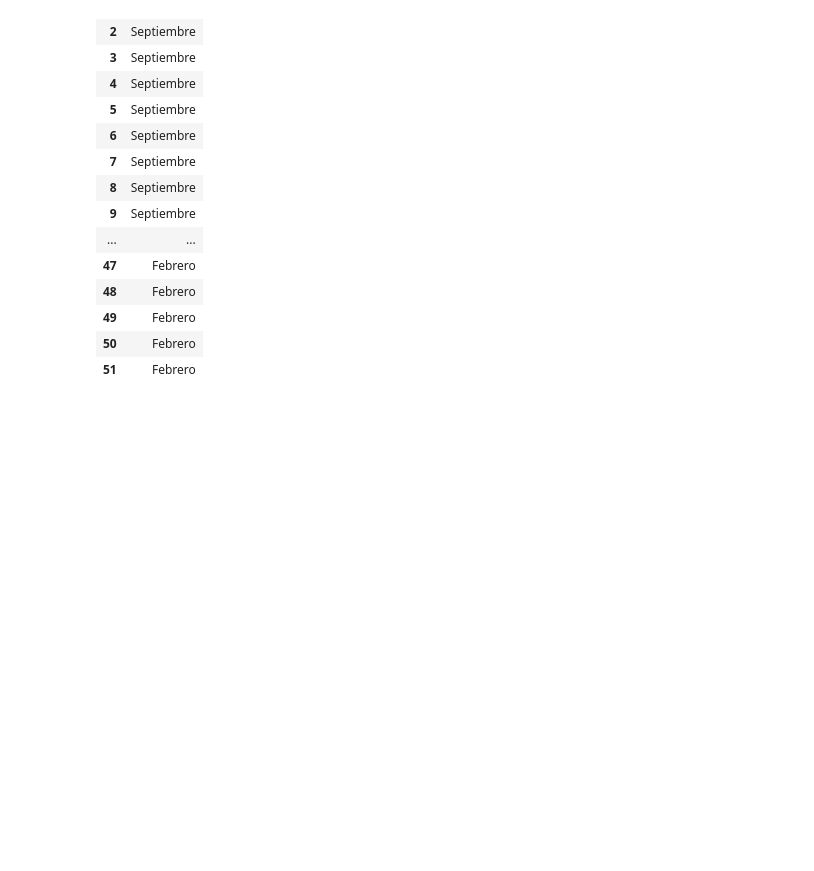
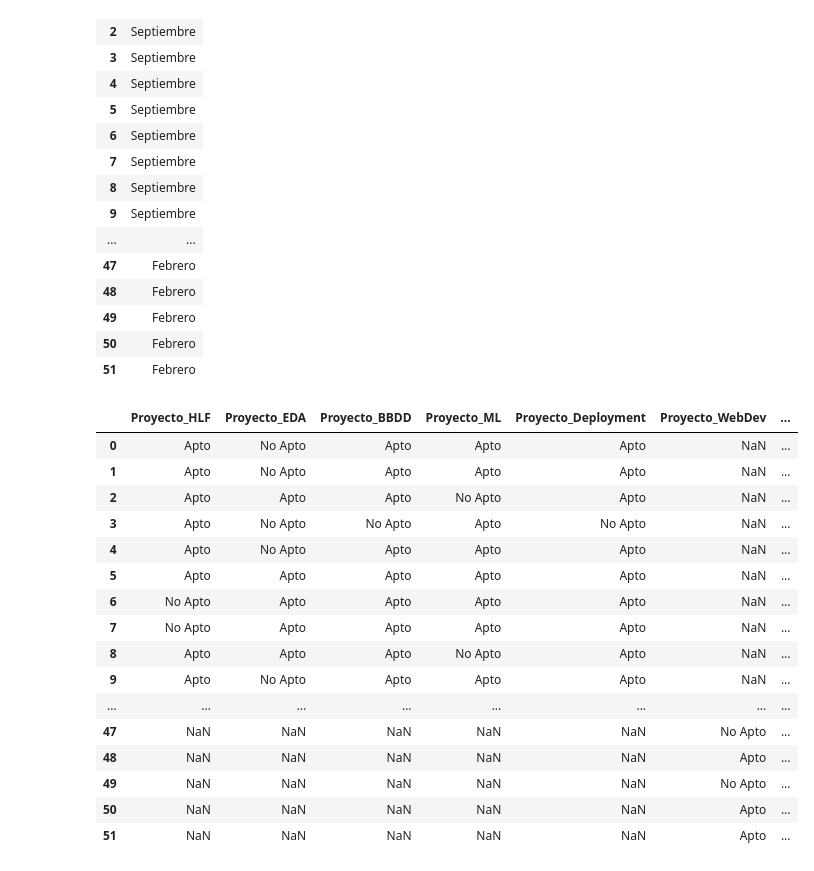
Before and after one commit to yoai13/BBDD_alumni, a Jupyter notebook: data/Proyecto_BBDD.ipynb, the cells around one changed output. Drawn from its saved outputs; the diff is of its cells as text; code cells hidden in the pictures; blank space fills up the shorter version.

```diff
--- a/data/Proyecto_BBDD.ipynb
+++ b/data/Proyecto_BBDD.ipynb
@@ -28,4 +31,5 @@ df4.columns = df4.columns.str.replace(" ", "_")  # Sustituye espacios por guione
 # %%
+#ALUMNOS
 dfalumnos1 = df1[["Nombre", "Email", "Fecha_comienzo"]]
 dfalumnos2 = df2[["Nombre", "Email", "Fecha_comienzo"]]
 dfalumnos3 = df3[["Nombre", "Email", "Fecha_comienzo"]]
@@ -36,6 +40,7 @@ dfpromocion2 = df2[["Promoción"]]
 dfpromocion3 = df3[["Promoción"]]
 dfpromocion4 = df4[["Promoción"]]
 
+
 dfalumnos1["Fecha_comienzo"] = pd.to_datetime(dfalumnos1["Fecha_comienzo"], format="%d/%m/%Y").dt.strftime("%Y-%m-%d")
 dfalumnos2["Fecha_comienzo"] = pd.to_datetime(dfalumnos2["Fecha_comienzo"], format="%d/%m/%Y").dt.strftime("%Y-%m-%d")
 dfalumnos3["Fecha_comienzo"] = pd.to_datetime(dfalumnos3["Fecha_comienzo"], format="%d/%m/%Y").dt.strftime("%Y-%m-%d")
@@ -43,6 +48,28 @@ dfalumnos4["Fecha_comienzo"] = pd.to_datetime(dfalumnos4["Fecha_comienzo"], form
 
 dfalumnos = pd.concat([dfalumnos1,dfalumnos2,dfalumnos3,dfalumnos4], ignore_index= True)
 dfpromocion = pd.concat([dfpromocion1,dfpromocion2,dfpromocion3,dfpromocion4], ignore_index= True)
+
+#NOTAS
+dfnota1= df1[["Proyecto_HLF", "Proyecto_EDA", "Proyecto_BBDD", "Proyecto_ML", "Proyecto_Deployment"]]
+dfnota2= df2[["Proyecto_HLF", "Proyecto_EDA", "Proyecto_BBDD", "Proyecto_ML", "Proyecto_Deployment"]]
+dfnota3= df3[["Proyecto_WebDev", "Proyecto_FrontEnd", "Proyecto_Backend", "Proyecto_React", "Proyecto_FullSatck"]]
+dfnota4= df4[["Proyecto_WebDev", "Proyecto_FrontEnd", "Proyecto_Backend", "Proyecto_React", "Proyecto_FullSatck"]]
+
+dfnotas = pd.concat([dfnota1,dfnota2,dfnota3,dfnota4], ignore_index= True)
+
+#MODALIDAD
+dfmodalidad = df5[["Modalidad"]]
+
+#CLAUSTRO
+dfclaustro = df5[["Nombre", "Rol"]]
+
+#CLASES
+#presencial=1
+#online= 2
+#madrid = 1
+#valencia= 2
+#sept=1
+#feb=2
 # %% [output]
 A value is trying to be set on a copy of a slice from a DataFrame.
 Try using .loc[row_indexer,col_indexer] = value instead
@@ -104,3 +131,23 @@ dfpromocion
 | 49 | Febrero |
 | 50 | Febrero |
 | 51 | Febrero |
+# %%
+dfnotas
+# %% [output]
+|  | Proyecto_HLF | Proyecto_EDA | Proyecto_BBDD | Proyecto_ML | Proyecto_Deployment | Proyecto_WebDev | ... |
+| 0 | Apto | No Apto | Apto | Apto | Apto | NaN | ... |
+| 1 | Apto | No Apto | Apto | Apto | Apto | NaN | ... |
+| 2 | Apto | Apto | Apto | No Apto | Apto | NaN | ... |
+| 3 | Apto | No Apto | No Apto | Apto | No Apto | NaN | ... |
+| 4 | Apto | No Apto | Apto | Apto | Apto | NaN | ... |
+| 5 | Apto | Apto | Apto | Apto | Apto | NaN | ... |
+| 6 | No Apto | Apto | Apto | Apto | Apto | NaN | ... |
+| 7 | No Apto | Apto | Apto | Apto | Apto | NaN | ... |
+| 8 | Apto | Apto | Apto | No Apto | Apto | NaN | ... |
+| 9 | Apto | No Apto | Apto | Apto | Apto | NaN | ... |
+| ... | ... | ... | ... | ... | ... | ... | ... |
+| 47 | NaN | NaN | NaN | NaN | NaN | No Apto | ... |
+| 48 | NaN | NaN | NaN | NaN | NaN | Apto | ... |
+| 49 | NaN | NaN | NaN | NaN | NaN | No Apto | ... |
+| 50 | NaN | NaN | NaN | NaN | NaN | Apto | ... |
+| 51 | NaN | NaN | NaN | NaN | NaN | Apto | ... |
```
Also changed, not shown: parts of 6 cells of this notebook.
